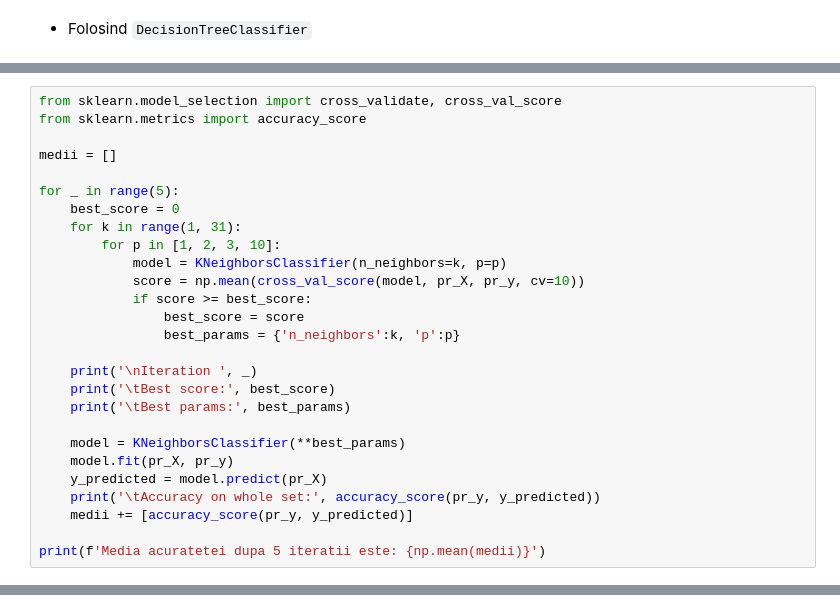
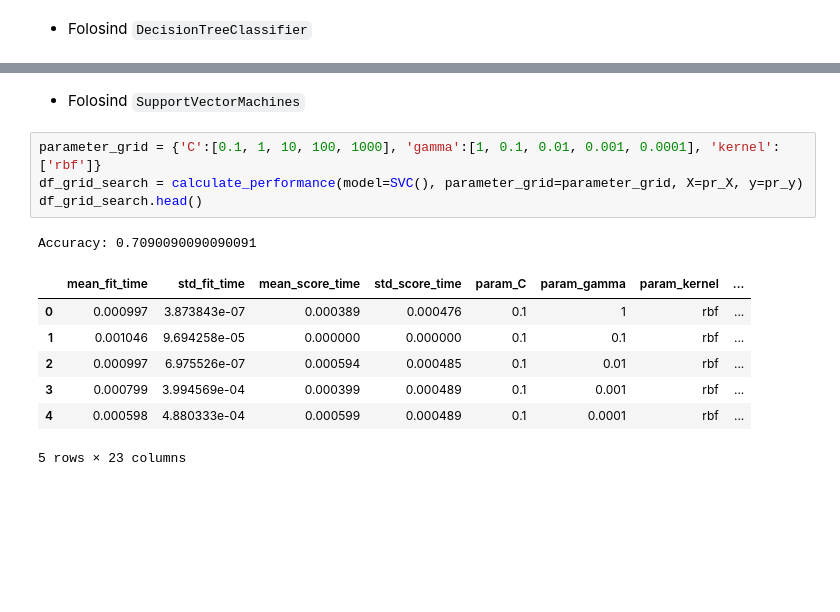
Before and after one commit to brasilnike/Teme-Introducere-in-Data-Science, a Jupyter notebook: Tema4 - IDS/Homework progress/Tema4_IDS.ipynb, the cells around one changed output, grey strips where cells are left out. Drawn from its saved outputs; the diff is of its cells as text; blank space fills up the shorter version.

```diff
--- a/Tema4 - IDS/Homework progress/Tema4_IDS.ipynb
+++ b/Tema4 - IDS/Homework progress/Tema4_IDS.ipynb
@@ -819,27 +811,0 @@ print(results)
-# %%
-from sklearn.model_selection import cross_validate, cross_val_score
-from sklearn.metrics import accuracy_score
-
-medii = []
-
-for _ in range(5):
-    best_score = 0
-    for k in range(1, 31):
-        for p in [1, 2, 3, 10]:
-            model = KNeighborsClassifier(n_neighbors=k, p=p)
-            score = np.mean(cross_val_score(model, pr_X, pr_y, cv=10))
-            if score >= best_score:
-                best_score = score
-                best_params = {'n_neighbors':k, 'p':p}
-
-    print('\nIteration ', _)
-    print('\tBest score:', best_score)
-    print('\tBest params:', best_params)
-
-    model = KNeighborsClassifier(**best_params)
-    model.fit(pr_X, pr_y)
-    y_predicted = model.predict(pr_X)
-    print('\tAccuracy on whole set:', accuracy_score(pr_y, y_predicted))
-    medii += [accuracy_score(pr_y, y_predicted)]
-
-print(f'Media acuratetei dupa 5 iteratii este: {np.mean(medii)}')
@@ -863,0 +812,15 @@ Media acuratetei dupa 5 iteratii este: 0.8021978021978022
+# %% [markdown]
+* Folosind `SupportVectorMachines`
+# %%
+parameter_grid = {'C':[0.1, 1, 10, 100, 1000], 'gamma':[1, 0.1, 0.01, 0.001, 0.0001], 'kernel':['rbf']}
+df_grid_search = calculate_performance(model=SVC(), parameter_grid=parameter_grid, X=pr_X, y=pr_y)
+df_grid_search.head()
+# %% [output]
+Accuracy: 0.7090090090090091
+|  | mean_fit_time | std_fit_time | mean_score_time | std_score_time | param_C | param_gamma | param_kernel | ... |
+| 0 | 0.000997 | 3.873843e-07 | 0.000389 | 0.000476 | 0.1 | 1 | rbf | ... |
+| 1 | 0.001046 | 9.694258e-05 | 0.000000 | 0.000000 | 0.1 | 0.1 | rbf | ... |
+| 2 | 0.000997 | 6.975526e-07 | 0.000594 | 0.000485 | 0.1 | 0.01 | rbf | ... |
+| 3 | 0.000799 | 3.994569e-04 | 0.000399 | 0.000489 | 0.1 | 0.001 | rbf | ... |
+| 4 | 0.000598 | 4.880333e-04 | 0.000599 | 0.000489 | 0.1 | 0.0001 | rbf | ... |
+5 rows × 23 columns
```
Also changed, not shown: parts of 58 cells of this notebook.
